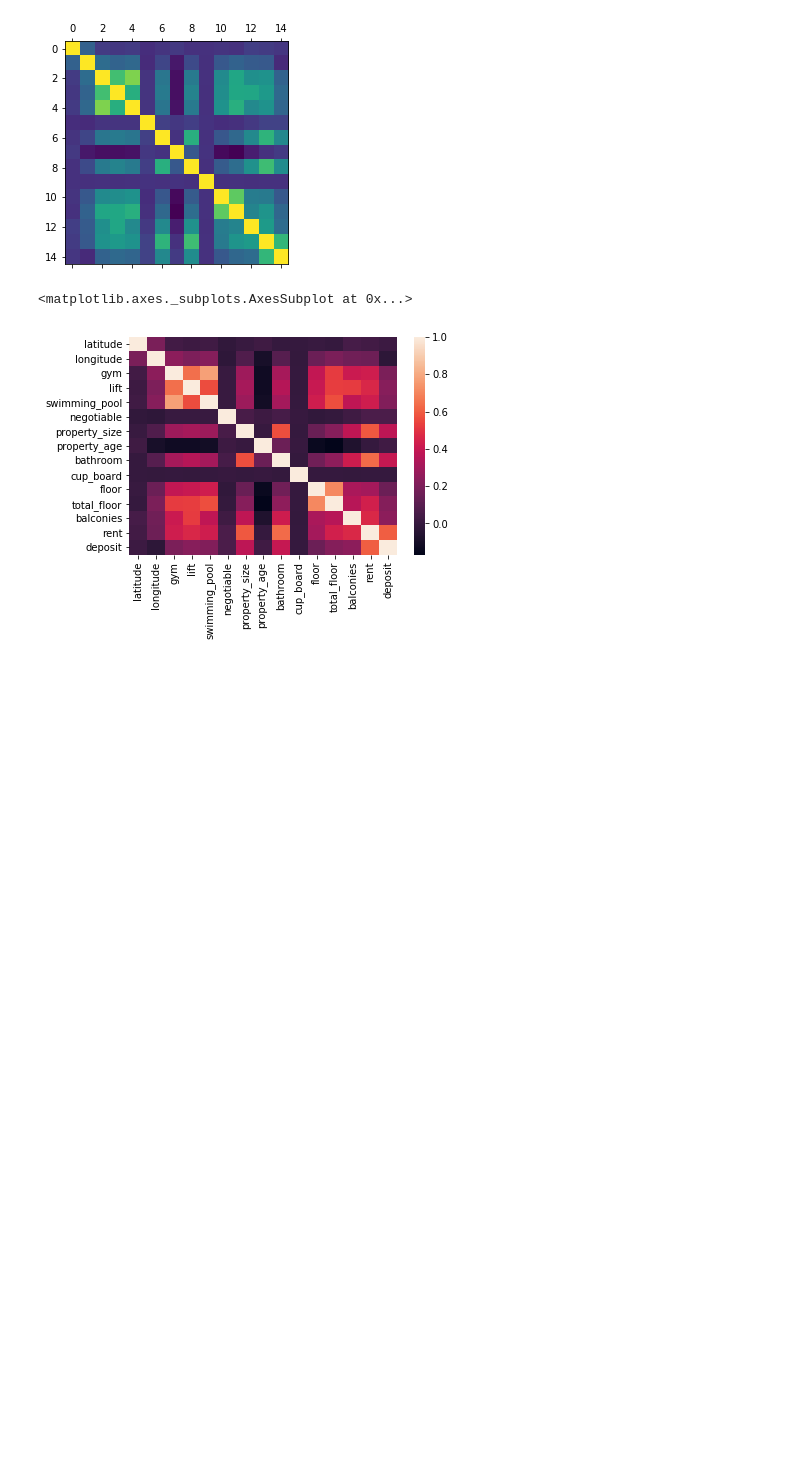
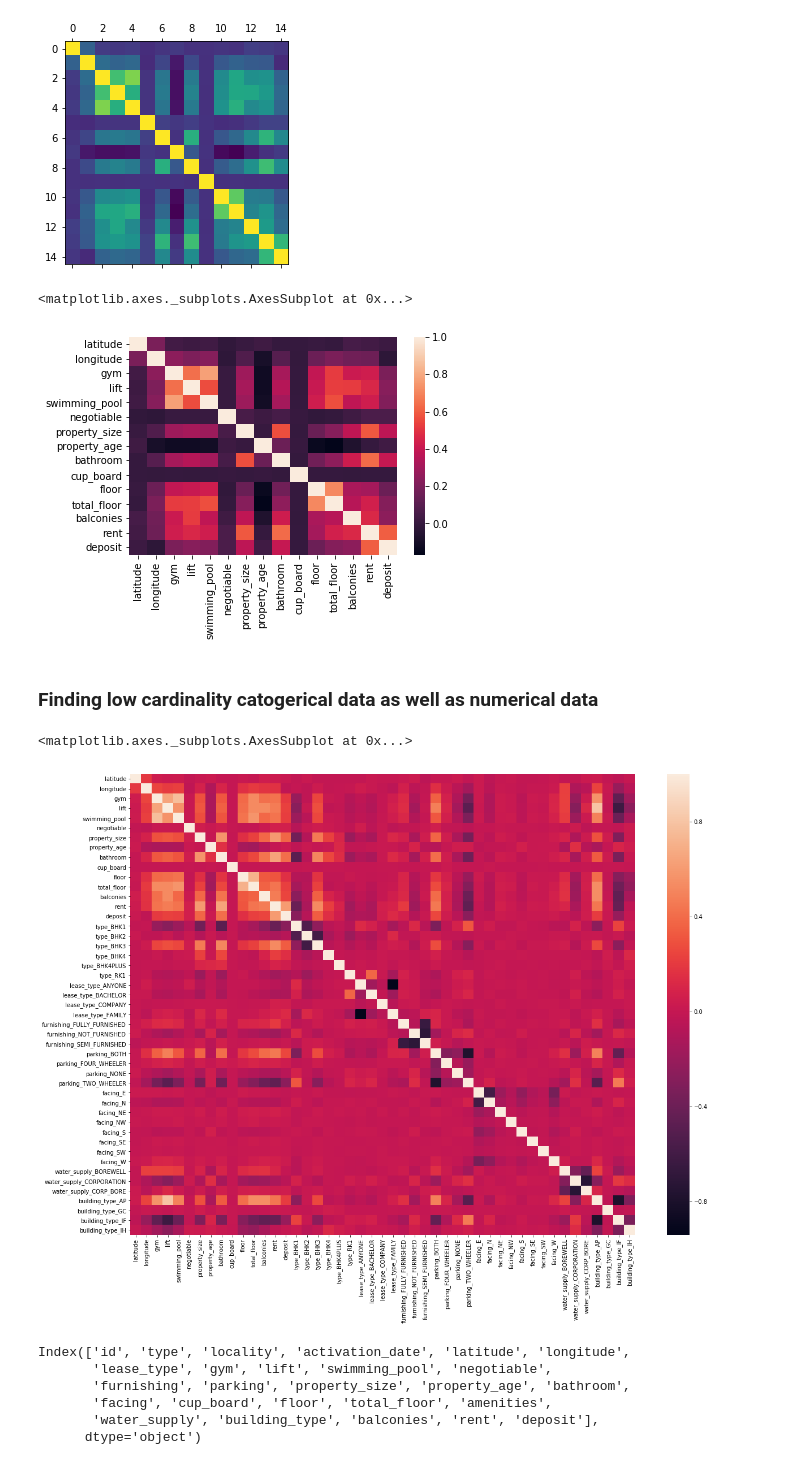
Before and after one commit to CapstoneProject18/House-Price-Predicting-Model, a Jupyter notebook: Data Analysis.ipynb, the cells around one changed output. Cells and saved outputs as stored; diff of their text form; code cells hidden in the pictures; blank space fills up the shorter version.

```diff
--- a/Data Analysis.ipynb
+++ b/Data Analysis.ipynb
@@ -91,3 +75,44 @@ sns.heatmap(corr,
 # %% [output]
 <matplotlib.axes._subplots.AxesSubplot at 0x...>
 [figure]
+# %% [markdown]
+### Finding low cardinality catogerical data as well as numerical data
+# %%
+# Identify categorical columns with low cardinality (a small number of distinct values)
+def low_cardinality_cols(data_frame):
+    low_cardinality_cols = [cname for cname in data_frame.columns if
+                                data_frame[cname].nunique() < 50 and
+                                data_frame[cname].dtype == "object"]
+    return(low_cardinality_cols)
+
+cat_data_features =low_cardinality_cols(data)
+# %%
+# Identify numeric columns
+def numeric_cols(data_frame):
+    numeric_cols = [cname for cname in data_frame.columns if
+                                data_frame[cname].dtype in ['int64', 'float64']]
+    return(numeric_cols)
+
+
+num_data_features = numeric_cols(data)
+# %%
+data_one_hot = pd.get_dummies(data[cat_data_features + num_data_features])
+# %%
+plt.subplots(figsize=(20,15))
+
+corr = data_one_hot.corr()
+sns.heatmap(corr,
+            xticklabels=corr.columns.values,
+            yticklabels=corr.columns.values)
+# %% [output]
+<matplotlib.axes._subplots.AxesSubplot at 0x...>
+[figure, added]
+# %%
+data.columns
+# %% [output]
+Index(['id', 'type', 'locality', 'activation_date', 'latitude', 'longitude',
+       'lease_type', 'gym', 'lift', 'swimming_pool', 'negotiable',
+       'furnishing', 'parking', 'property_size', 'property_age', 'bathroom',
+       'facing', 'cup_board', 'floor', 'total_floor', 'amenities',
+       'water_supply', 'building_type', 'balconies', 'rent', 'deposit'],
+      dtype='object')
```
Also changed, not shown: parts of 11 cells of this notebook.
